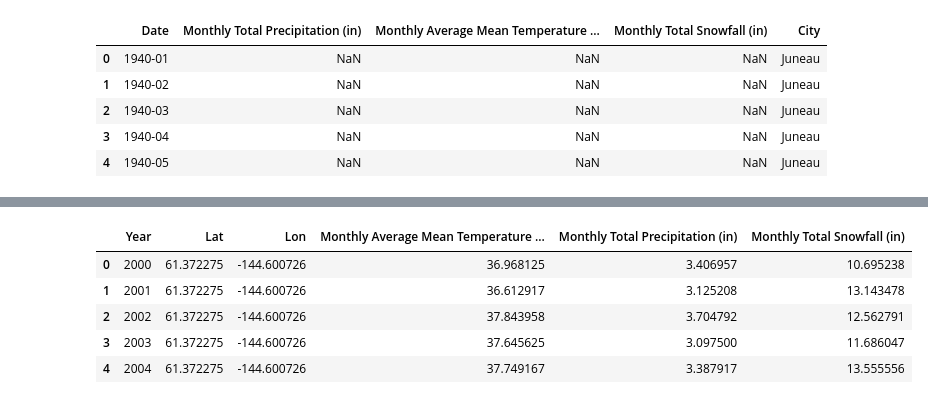
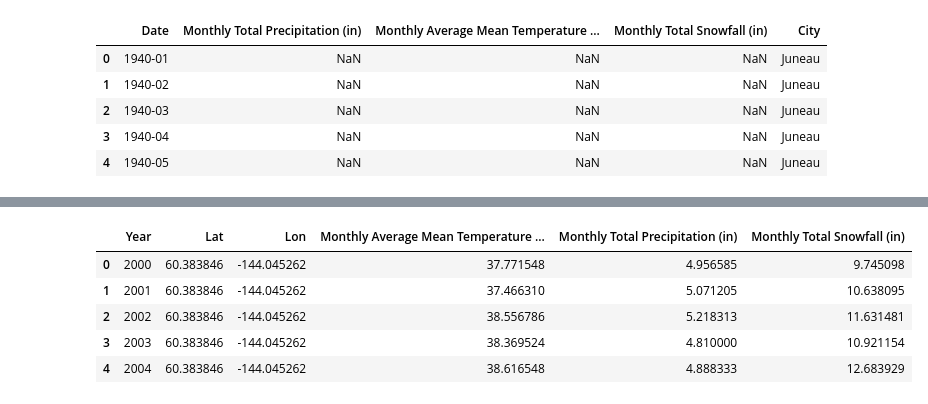
Before and after one commit to DidemBl/Glaciers, a Jupyter notebook: Scripts/Cleaning For Unsupervised AI.ipynb, the cells around one changed output, grey strips where cells are left out. Saved outputs shown, nothing was run; the diff lists cells and outputs as text; code cells hidden in the pictures.

```diff
--- a/Scripts/Cleaning For Unsupervised AI.ipynb
+++ b/Scripts/Cleaning For Unsupervised AI.ipynb
@@ -48,6 +39,6 @@ glaciers.head(25)
 # %%
-weather_raw = pd.read_csv(Path("../Data/Weather_data_1940_to_2024.csv"))
-weather_raw.head()
+weather1 = pd.read_csv(Path("../Data/Weather_data_1940_to_2024.csv"))
+weather1.head()
 # %% [output]
 |  | Date | Monthly Total Precipitation (in) | Monthly Average Mean Temperature ... | Monthly Total Snowfall (in) | City |
 | 0 | 1940-01 | NaN | NaN | NaN | Juneau |
@@ -55,3 +46,6 @@ weather_raw.head()
 | 2 | 1940-03 | NaN | NaN | NaN | Juneau |
 | 3 | 1940-04 | NaN | NaN | NaN | Juneau |
 | 4 | 1940-05 | NaN | NaN | NaN | Juneau |
+# %%
+weather2 = pd.read_csv(Path("../Data/three more cities.csv"))
+weather2.head()
@@ -57,0 +59,3 @@ weather_raw.head()
+# %%
+weather=pd.merge(weather1, weather2, on=['Date','Monthly Total Precipitation (in)','Monthly Average Mean Temperature (degF)','Monthly Total Snowfall (in)','City'], how='outer')
+weather.head()
@@ -58,20 +69,22 @@ weather_raw.head()
 # %%
-weather=weather_raw
 weather.loc[weather['City'] == 'Juneau', ['Lat', 'Lon']] = [58.3005, -134.433304]
 weather.loc[weather['City'] == 'Fairbanks', ['Lat', 'Lon']] = [64.8401, -147.7200]
 weather.loc[weather['City'] == 'Anchorage', ['Lat', 'Lon']] = [61.2176, -149.8997]
 weather.loc[weather['City'] == 'Valdez', ['Lat', 'Lon']] = [61.1309, -146.3499]
+weather.loc[weather['City'] == 'Kodiak', ['Lat', 'Lon']] = [57.7905031, -152.4451733]
+weather.loc[weather['City'] == 'Ketchikan', ['Lat', 'Lon']] = [55.3453476, -131.6817362]
+weather.loc[weather['City'] == 'Delta Junction', ['Lat', 'Lon']] = [64.0619727, -145.7870219]
 weather['Year'] = weather['Date'].astype(str).str[:4]
 weather = weather[weather['Year'].between('2000', '2020')]
 weather=weather.sort_values(by=["City", "Year"]).reset_index()
 weather=weather[['Lat','Lon', 'Year', 'Monthly Average Mean Temperature (degF)', 'Monthly Total Precipitation (in)', 'Monthly Total Snowfall (in)']]
-grouped = weather.groupby('Year').mean()
-grouped.reset_index(inplace=True)
-grouped.head()
+annual_weather = weather.groupby('Year').mean()
+annual_weather.reset_index(inplace=True)
+annual_weather.head()
 # %% [output]
 |  | Year | Lat | Lon | Monthly Average Mean Temperature ... | Monthly Total Precipitation (in) | Monthly Total Snowfall (in) |
-| 0 | 2000 | 61.372275 | -144.600726 | 36.968125 | 3.406957 | 10.695238 |
-| 1 | 2001 | 61.372275 | -144.600726 | 36.612917 | 3.125208 | 13.143478 |
-| 2 | 2002 | 61.372275 | -144.600726 | 37.843958 | 3.704792 | 12.562791 |
-| 3 | 2003 | 61.372275 | -144.600726 | 37.645625 | 3.097500 | 11.686047 |
-| 4 | 2004 | 61.372275 | -144.600726 | 37.749167 | 3.387917 | 13.555556 |
+| 0 | 2000 | 60.383846 | -144.045262 | 37.771548 | 4.956585 | 9.745098 |
+| 1 | 2001 | 60.383846 | -144.045262 | 37.466310 | 5.071205 | 10.638095 |
+| 2 | 2002 | 60.383846 | -144.045262 | 38.556786 | 5.218313 | 11.631481 |
+| 3 | 2003 | 60.383846 | -144.045262 | 38.369524 | 4.810000 | 10.921154 |
+| 4 | 2004 | 60.383846 | -144.045262 | 38.616548 | 4.888333 | 12.683929 |
```
Also changed, not shown: parts of 9 cells of this notebook, 3 other files.
